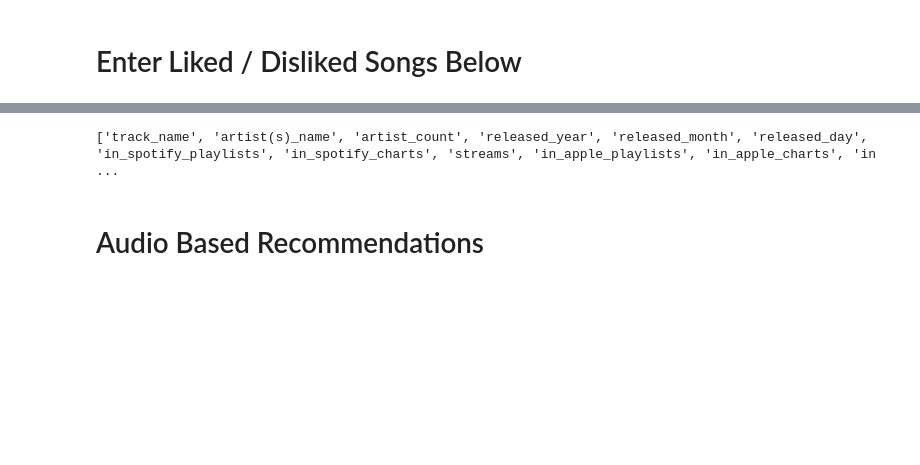
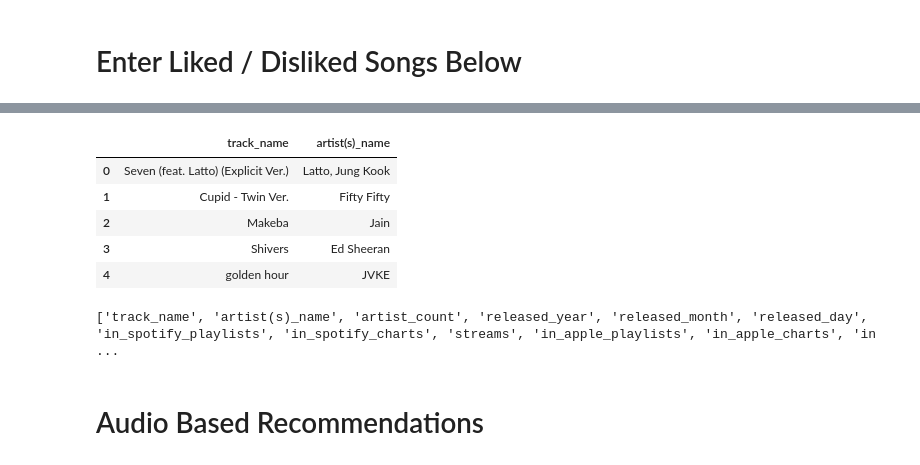
Before and after one commit to ananyagandhi/Music-Recommendation, a Jupyter notebook: Song_Regressions.ipynb, the cells around one changed output, grey strips where cells are left out. Drawn from its saved outputs; the diff is of its cells as text; code cells hidden in the pictures; blank space fills up the shorter version.

```diff
--- a/Song_Regressions.ipynb
+++ b/Song_Regressions.ipynb
@@ -87,3 +87,12 @@ user_likes
+# %%
+user_dislikes
+# %% [output]
+|  | track_name | artist(s)_name |
+| 0 | Seven (feat. Latto) (Explicit Ver.) | Latto, Jung Kook |
+| 1 | Cupid - Twin Ver. | Fifty Fifty |
+| 2 | Makeba | Jain |
+| 3 | Shivers | Ed Sheeran |
+| 4 | golden hour | JVKE |
 # %%
 features = df.columns.values.tolist()
 print(features)
```
Also changed, not shown: parts of 11 cells of this notebook.
